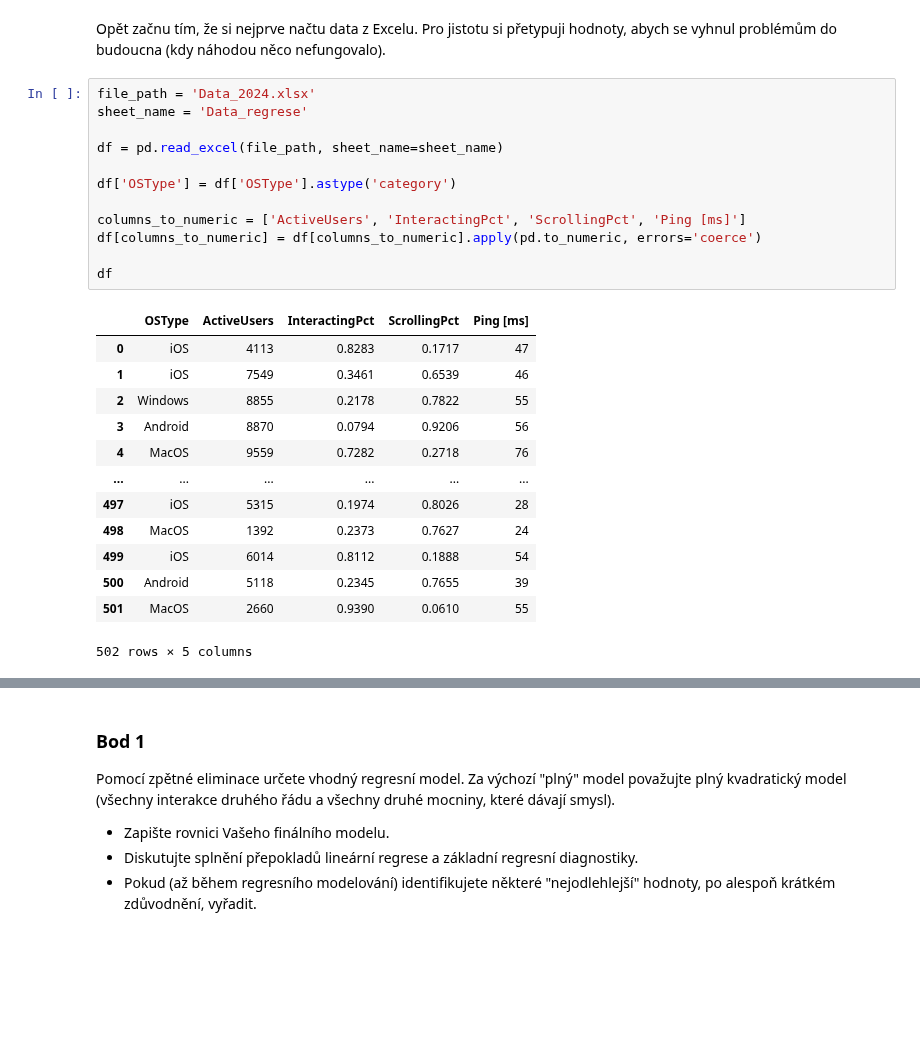
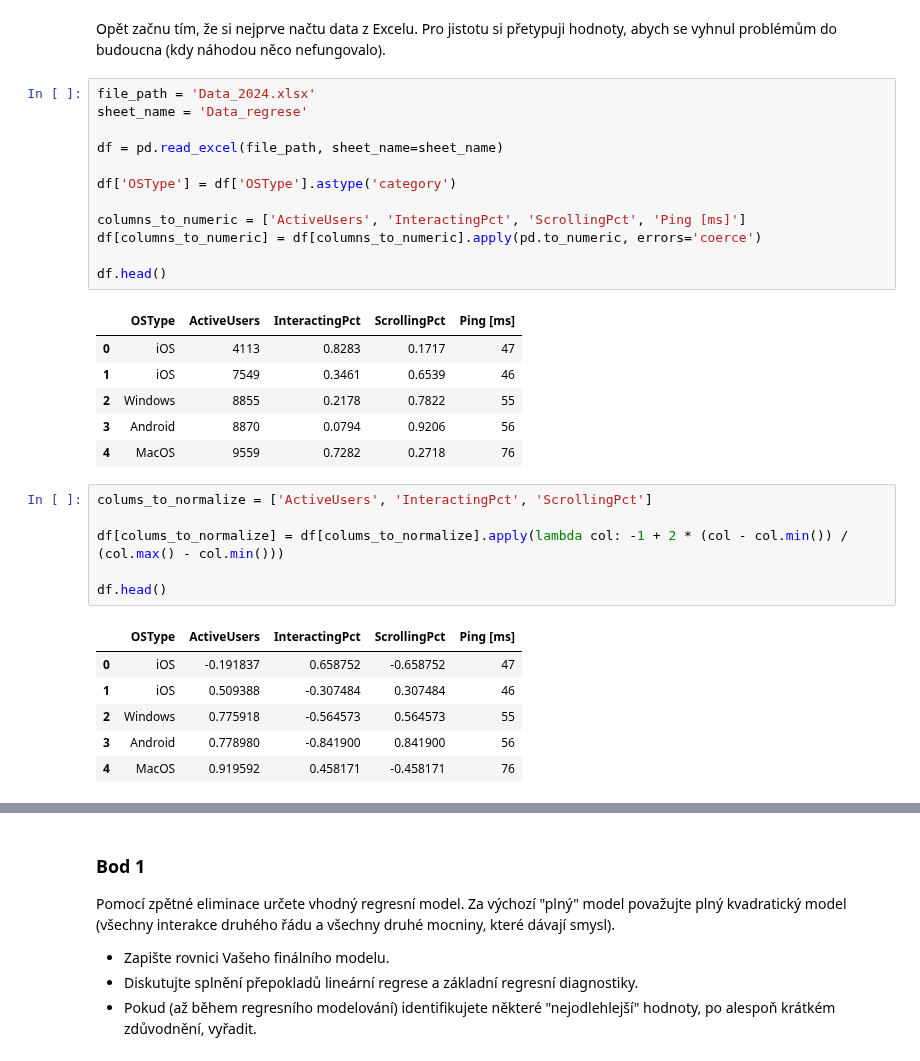
Before and after one commit to MOONYROS/VUT-MSP-projects, a Jupyter notebook: proj2/proj2.ipynb, the cells around one changed output, grey strips where cells are left out. Drawn from its saved outputs; the diff is of its cells as text; blank space fills up the shorter version.

```diff
--- a/proj2/proj2.ipynb
+++ b/proj2/proj2.ipynb
@@ -198,26 +198,32 @@ Opět začnu tím, že si nejprve načtu data z Excelu. Pro jistotu si přetypuj
 # %%
 file_path = 'Data_2024.xlsx'
 sheet_name = 'Data_regrese'
 
 df = pd.read_excel(file_path, sheet_name=sheet_name)
 
 df['OSType'] = df['OSType'].astype('category')
 
 columns_to_numeric = ['ActiveUsers', 'InteractingPct', 'ScrollingPct', 'Ping [ms]']
 df[columns_to_numeric] = df[columns_to_numeric].apply(pd.to_numeric, errors='coerce')
 
-df
+df.head()
 # %% [output]
 |  | OSType | ActiveUsers | InteractingPct | ScrollingPct | Ping [ms] |
 | 0 | iOS | 4113 | 0.8283 | 0.1717 | 47 |
 | 1 | iOS | 7549 | 0.3461 | 0.6539 | 46 |
 | 2 | Windows | 8855 | 0.2178 | 0.7822 | 55 |
 | 3 | Android | 8870 | 0.0794 | 0.9206 | 56 |
 | 4 | MacOS | 9559 | 0.7282 | 0.2718 | 76 |
-| ... | ... | ... | ... | ... | ... |
-| 497 | iOS | 5315 | 0.1974 | 0.8026 | 28 |
-| 498 | MacOS | 1392 | 0.2373 | 0.7627 | 24 |
-| 499 | iOS | 6014 | 0.8112 | 0.1888 | 54 |
-| 500 | Android | 5118 | 0.2345 | 0.7655 | 39 |
-| 501 | MacOS | 2660 | 0.9390 | 0.0610 | 55 |
-502 rows × 5 columns
+# %%
+colums_to_normalize = ['ActiveUsers', 'InteractingPct', 'ScrollingPct']
+
+df[colums_to_normalize] = df[colums_to_normalize].apply(lambda col: -1 + 2 * (col - col.min()) / (col.max() - col.min()))
+
+df.head()
+# %% [output]
+|  | OSType | ActiveUsers | InteractingPct | ScrollingPct | Ping [ms] |
+| 0 | iOS | -0.191837 | 0.658752 | -0.658752 | 47 |
+| 1 | iOS | 0.509388 | -0.307484 | 0.307484 | 46 |
+| 2 | Windows | 0.775918 | -0.564573 | 0.564573 | 55 |
+| 3 | Android | 0.778980 | -0.841900 | 0.841900 | 56 |
+| 4 | MacOS | 0.919592 | 0.458171 | -0.458171 | 76 |
```
Also changed, not shown: parts of 3 cells of this notebook.
